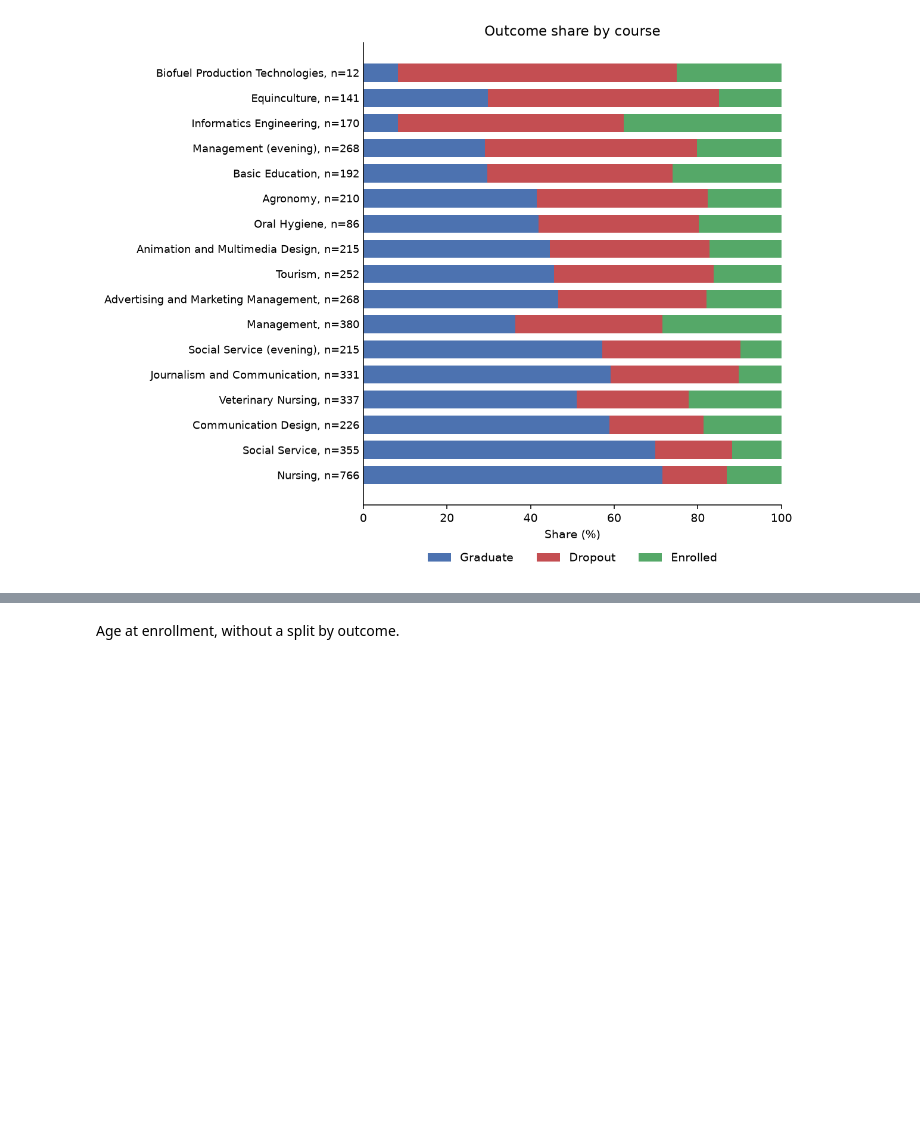
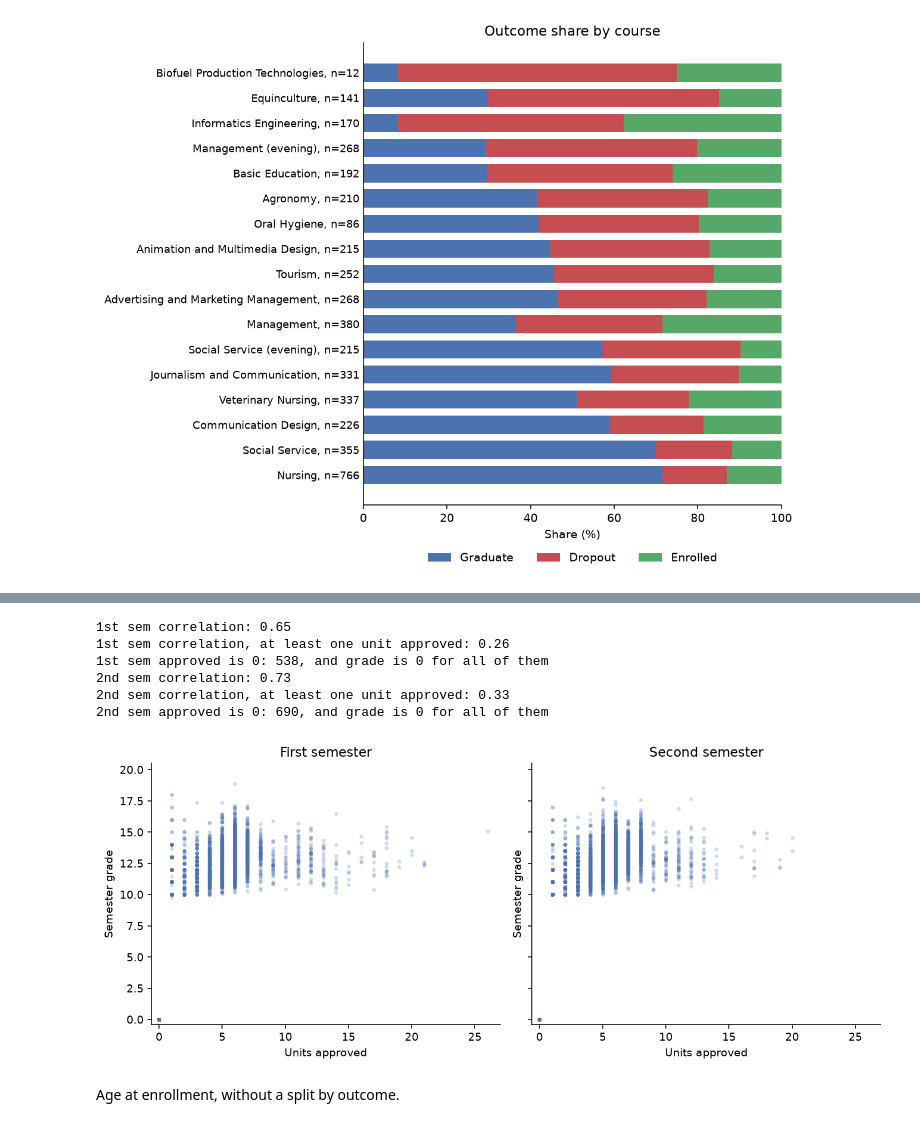
Before and after one commit to rohitt313/CIS-4020, a Jupyter notebook: cis4020_a1_starter.ipynb, the cells around one changed output, grey strips where cells are left out. Cells and saved outputs as stored; diff of their text form; code cells hidden in the pictures; blank space fills up the shorter version.

```diff
--- a/cis4020_a1_starter.ipynb
+++ b/cis4020_a1_starter.ipynb
@@ -599,3 +607,33 @@ Course
+# %%
+recorded = df["Curricular units 1st sem (enrolled)"].notna()
+plot_df = df.loc[recorded]
+semesters = [("1st sem", "First semester"), ("2nd sem", "Second semester")]
+fig, axes = plt.subplots(1, 2, figsize=(10, 4.2), sharex=True, sharey=True)
+for ax, (sem, title) in zip(axes, semesters):
+    approved = plot_df[f"Curricular units {sem} (approved)"]
+    grade = plot_df[f"Curricular units {sem} (grade)"]
+    passed = approved > 0
+    print(f"{sem} correlation: {approved.corr(grade):.2f}")
+    print(f"{sem} correlation, at least one unit approved: {approved[passed].corr(grade[passed]):.2f}")
+    print(f"{sem} approved is 0: {int((~passed).sum())}, and grade is 0 for all of them")
+    ax.scatter(approved, grade, s=12, alpha=0.25, color="#4C72B0", linewidths=0)
+    ax.set_title(title)
+    ax.set_xlabel("Units approved")
+    ax.set_ylabel("Semester grade")
+    ax.set_xlim(-0.6, 27)
+    ax.set_ylim(-0.4, 20.5)
+    ax.spines["top"].set_visible(False)
+    ax.spines["right"].set_visible(False)
+fig.tight_layout()
+plt.show()
+# %% [output]
+1st sem correlation: 0.65
+1st sem correlation, at least one unit approved: 0.26
+1st sem approved is 0: 538, and grade is 0 for all of them
+2nd sem correlation: 0.73
+2nd sem correlation, at least one unit approved: 0.33
+2nd sem approved is 0: 690, and grade is 0 for all of them
+[figure, added]
 # %% [markdown]
 Age at enrollment, without a split by outcome.
 # %%
```
Also changed, not shown: parts of 2 cells of this notebook.
